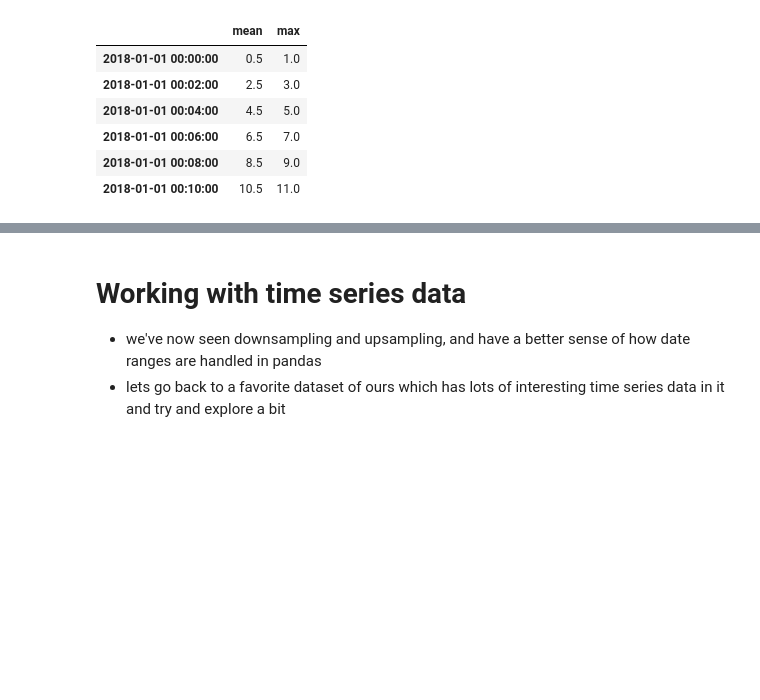
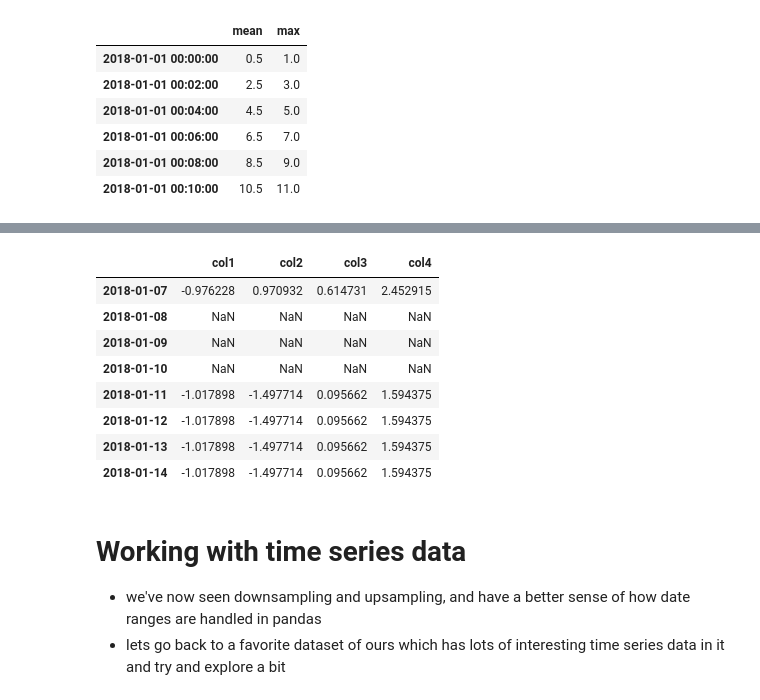
Before and after one commit to cab938/si330_fa20, a Jupyter notebook: 13_timeseries.ipynb, the cells around one changed output, grey strips where cells are left out. Drawn from its saved outputs; the diff is of its cells as text; code cells hidden in the pictures; blank space fills up the shorter version.

```diff
--- a/13_timeseries.ipynb
+++ b/13_timeseries.ipynb
@@ -177,8 +250,18 @@ df.resample('D').ffill()
 # %%
 # We can also choose to only fill a certain number of periods, by using the limit
 # parameter in the ffill() function. For instance, here, we are limiting to
 # interpolating three observations
-df.resample('D').ffill(limit=3)
+df.resample('D').bfill(limit=3)
+# %% [output]
+|  | col1 | col2 | col3 | col4 |
+| 2018-01-07 | -0.976228 | 0.970932 | 0.614731 | 2.452915 |
+| 2018-01-08 | NaN | NaN | NaN | NaN |
+| 2018-01-09 | NaN | NaN | NaN | NaN |
+| 2018-01-10 | NaN | NaN | NaN | NaN |
+| 2018-01-11 | -1.017898 | -1.497714 | 0.095662 | 1.594375 |
+| 2018-01-12 | -1.017898 | -1.497714 | 0.095662 | 1.594375 |
+| 2018-01-13 | -1.017898 | -1.497714 | 0.095662 | 1.594375 |
+| 2018-01-14 | -1.017898 | -1.497714 | 0.095662 | 1.594375 |
 # %% [markdown]
 # Working with time series data
 * we've now seen downsampling and upsampling, and have a better sense of how date ranges are handled in pandas
```
Also changed, not shown: parts of 9 cells of this notebook, 6 other files.
